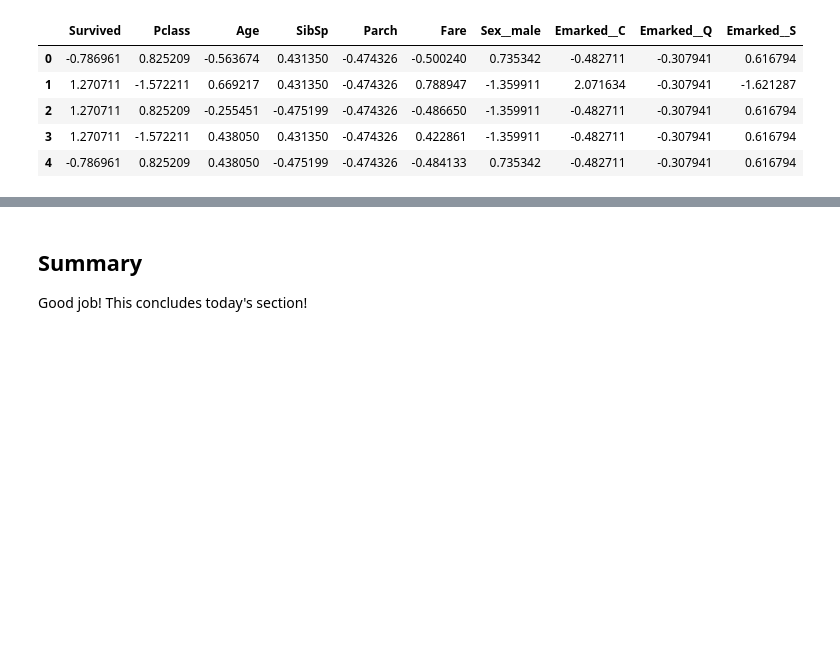
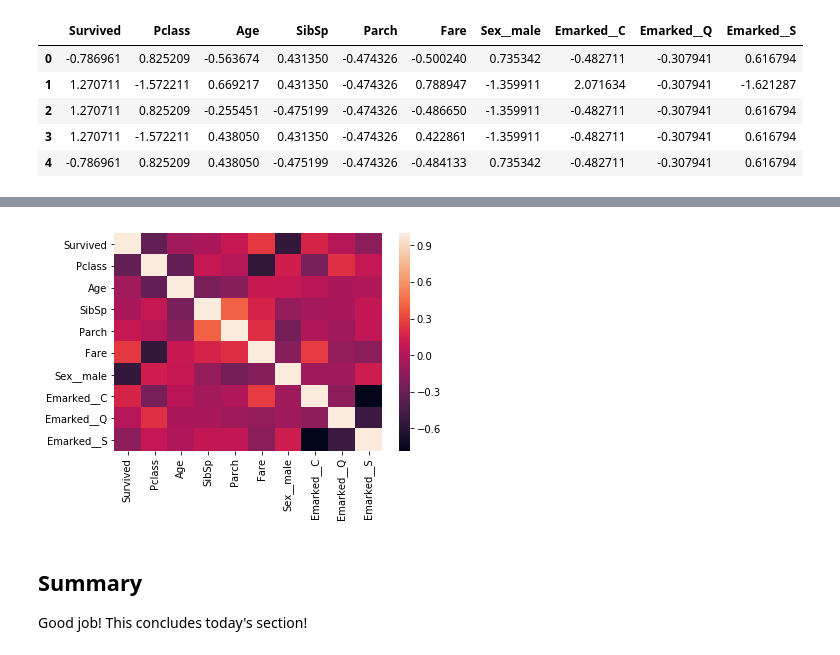
Before and after one commit to danjizquierdo/dsc-3-27-12-knn-with-sklearn-lab-nyc-ds-career-012819, a Jupyter notebook: index.ipynb, the cells around one changed output, grey strips where cells are left out. Drawn from its saved outputs; the diff is of its cells as text; code cells hidden in the pictures; blank space fills up the shorter version.

```diff
--- a/index.ipynb
+++ b/index.ipynb
@@ -276,6 +276,8 @@ no_siblings=scaled_df.drop(['Survived','SibSp'],axis=1,inplace=True)
 | 3 | 1.270711 | -1.572211 | 0.438050 | 0.431350 | -0.474326 | 0.422861 | -1.359911 | -0.482711 | -0.307941 | 0.616794 |
 | 4 | -0.786961 | 0.825209 | 0.438050 | -0.475199 | -0.474326 | -0.484133 | 0.735342 | -0.482711 | -0.307941 | 0.616794 |
 # %%
-import seaborn as sns.
-scaled_df.corr()
+import seaborn as sns
+import matplotlib.pyplot as plt
+sns.heatmap(scaled_df.corr())
+plt.show()
 # %% [output]
@@ -293,3 +284,4 @@ scaled_df.corr()
+[figure, added]
 # %% [markdown]
 ## Summary
 
```
Also changed, not shown: parts of 1 cell of this notebook.
